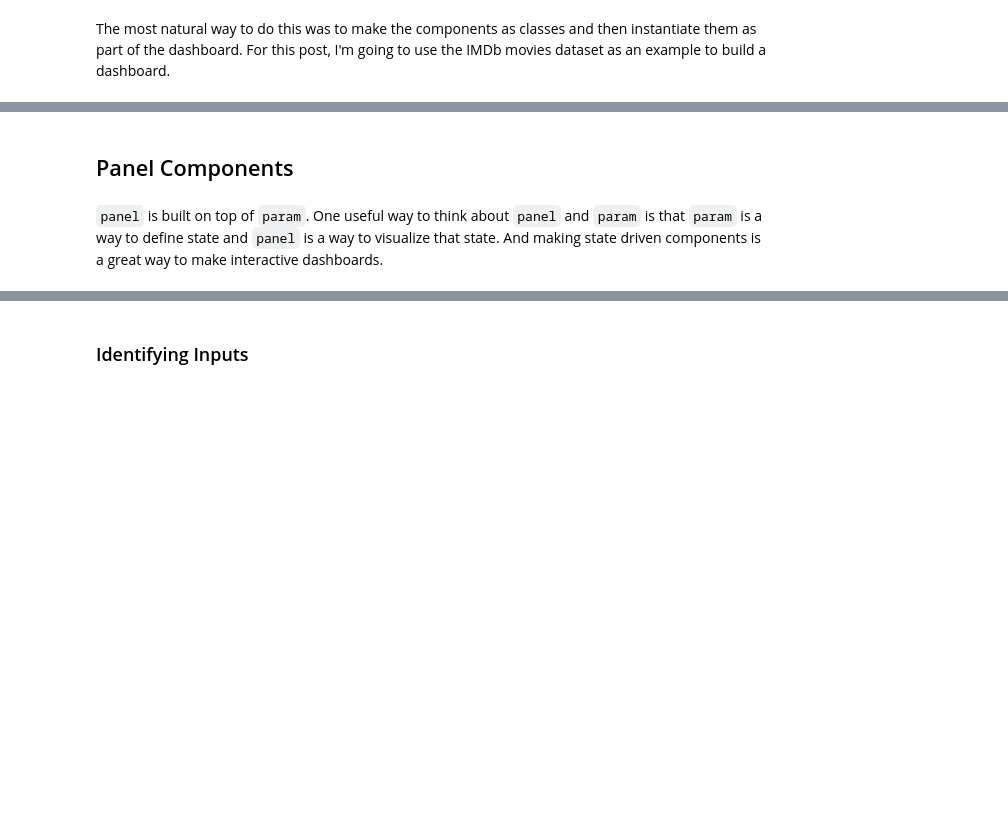
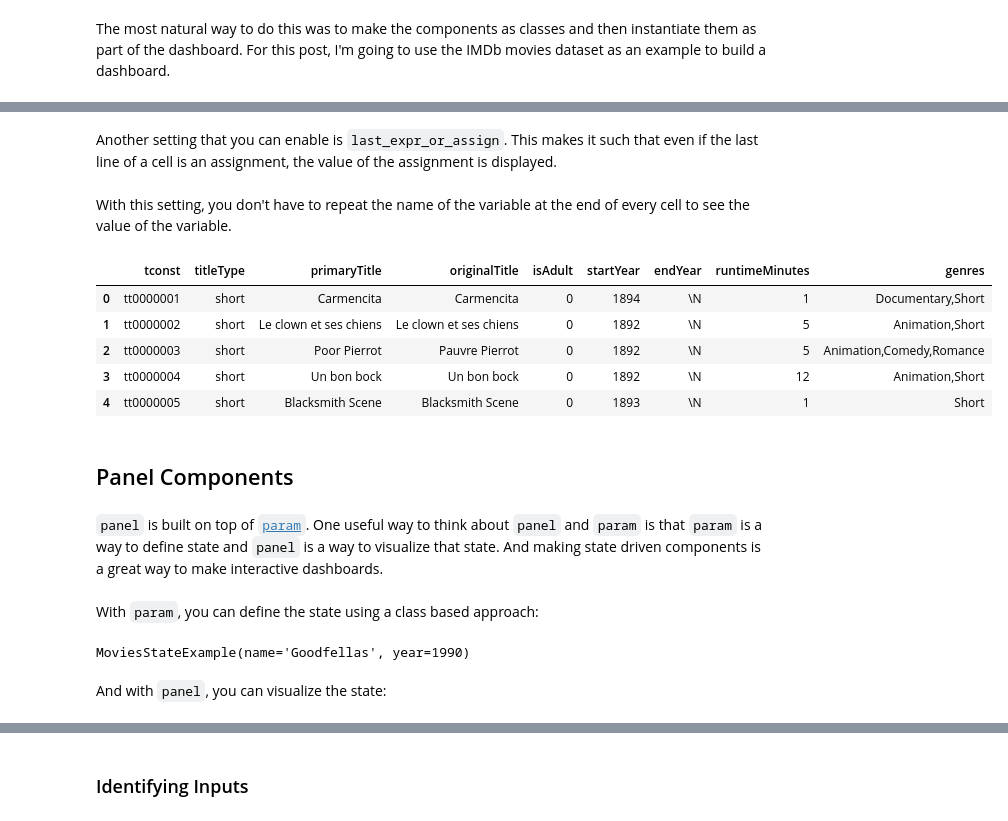
Before and after one commit to kdheepak/kdheepak.github.io, a Jupyter notebook: blog/building-dashboards-using-panel-in-python/index.ipynb, the cells around one changed output, grey strips where cells are left out. Drawn from its saved outputs; the diff is of its cells as text; code cells hidden in the pictures; blank space fills up the shorter version.

```diff
--- a/blog/building-dashboards-using-panel-in-python/index.ipynb
+++ b/blog/building-dashboards-using-panel-in-python/index.ipynb
@@ -79,0 +98,2 @@ For this post, I'm going to use the IMDb movies dataset as an example to build a
+# %% [markdown]
+Another setting that you can enable is `last_expr_or_assign`. This makes it such that even if the last line of a cell is an assignment, the value of the assignment is displayed.
@@ -80,4 +107,33 @@ For this post, I'm going to use the IMDb movies dataset as an example to build a
+# %% [markdown]
+With this setting, you don't have to repeat the name of the variable at the end of every cell to see the value of the variable.
+# %%
+import pandas as pd
+
+df = pd.read_csv("./data/title.basics.tsv.gz", sep="\t", nrows=500).head()
+# df ## this line is not required to see the value of df
+# %% [output]
+|  | tconst | titleType | primaryTitle | originalTitle | isAdult | startYear | endYear | runtimeMinutes | genres |
+| 0 | tt0000001 | short | Carmencita | Carmencita | 0 | 1894 | \N | 1 | Documentary,Short |
+| 1 | tt0000002 | short | Le clown et ses chiens | Le clown et ses chiens | 0 | 1892 | \N | 5 | Animation,Short |
+| 2 | tt0000003 | short | Poor Pierrot | Pauvre Pierrot | 0 | 1892 | \N | 5 | Animation,Comedy,Romance |
+| 3 | tt0000004 | short | Un bon bock | Un bon bock | 0 | 1892 | \N | 12 | Animation,Short |
+| 4 | tt0000005 | short | Blacksmith Scene | Blacksmith Scene | 0 | 1893 | \N | 1 | Short |
 # %% [markdown]
 ## Panel Components
 # %% [markdown]
-`panel` is built on top of `param`. One useful way to think about `panel` and `param` is that `param` is a way to define state and `panel` is a way to visualize that state. And making state driven components is a great way to make interactive dashboards.
+`panel` is built on top of [`param`](https://param.holoviz.org/). One useful way to think about `panel` and `param` is that `param` is a way to define state and `panel` is a way to visualize that state. And making state driven components is a great way to make interactive dashboards.
+# %% [markdown]
+With `param`, you can define the state using a class based approach:
+# %%
+import param as pm
+
+
+class MoviesStateExample(pm.Parameterized):
+    name = pm.String()
+    year = pm.Integer()
+
+m = MoviesStateExample(name = "Goodfellas", year = 1990)
+# %% [output]
+MoviesStateExample(name='Goodfellas', year=1990)
+# %% [markdown]
+And with `panel`, you can visualize the state:
```
Also changed, not shown: parts of 40 cells of this notebook, 1 other file.
